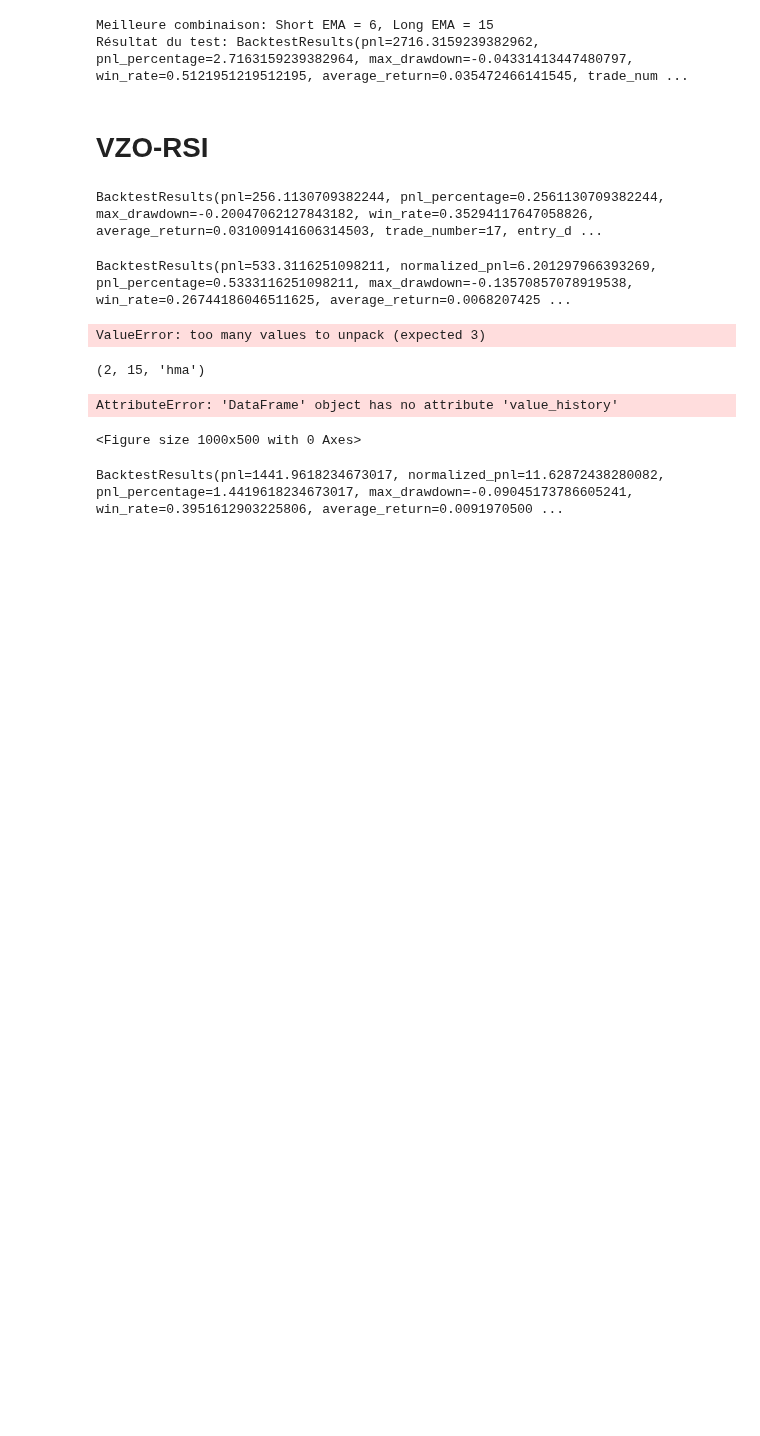
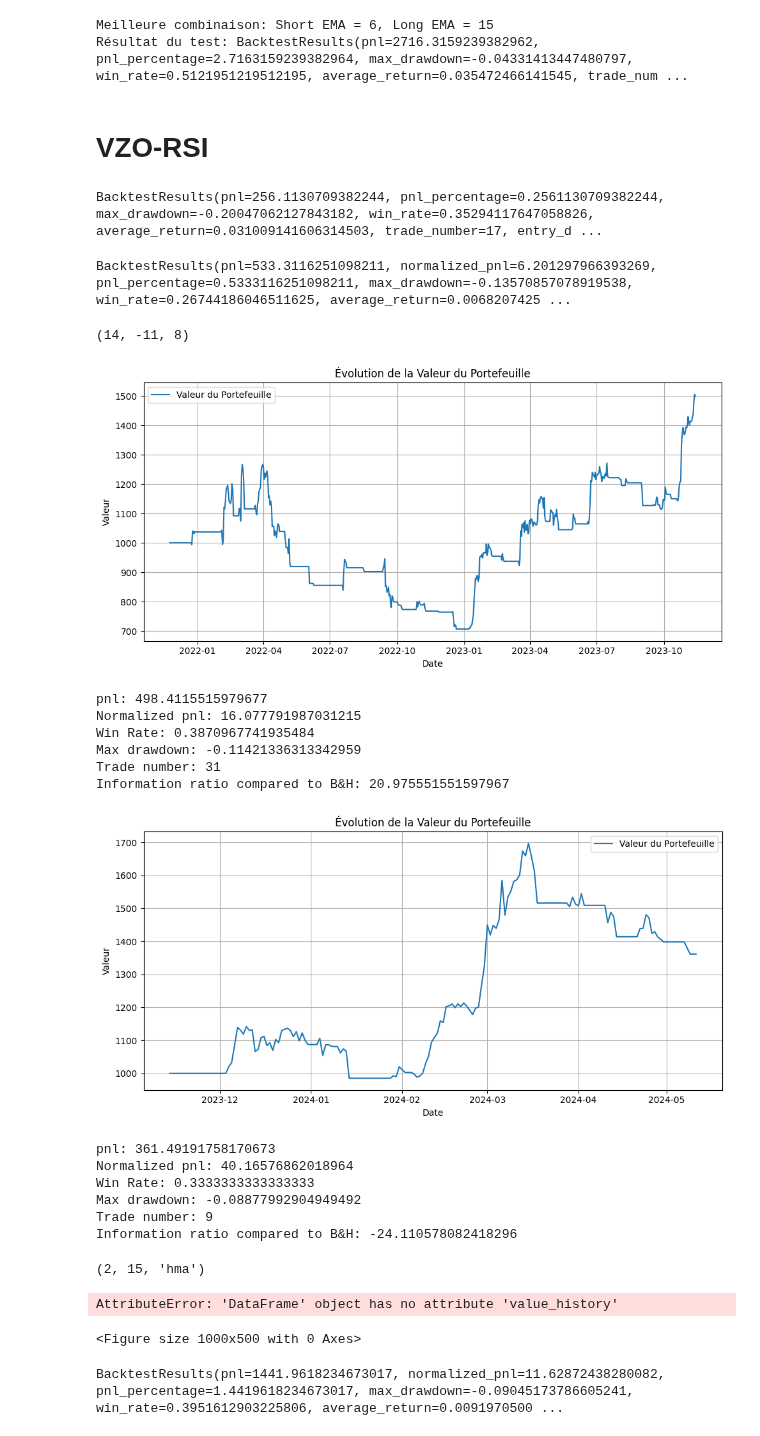
Before and after one commit to Romathonat/MTAL, a Jupyter notebook: notebooks/backtest.ipynb, the cells around one changed output. Saved outputs shown, nothing was run; the diff lists cells and outputs as text; code cells hidden in the pictures; blank space fills up the shorter version.

Commit message:
working excess ratio display

```diff
--- a/notebooks/backtest.ipynb
+++ b/notebooks/backtest.ipynb
@@ -274,26 +274,40 @@ BacktestResults(pnl=533.3116251098211, normalized_pnl=6.201297966393269, pnl_per
 # %%
 from src.mtal.data_collect import get_pair_df
 from src.mtal.data_collect import get_spot_pairs
 from src.mtal.trainer import train_strategy
 from src.mtal.backtesting.vzo_rsi import VZO_RSI_let_grey
 from src.mtal.dataviz import display_strategy_results
 
 cryptos = get_spot_pairs()
 df = get_pair_df(pair="BTCUSDT", limit=900, frequency="1d")
 
 ranges = {
         "span": range(13, 15),
         "grey_zone_rsi": range(-15, -10),
         "grey_zone_vzo": range(0, 10),
 }
 
-best_params, train_results, test_results, train_results, test_results = train_strategy(df, VZO_RSI_let_grey, ranges)
+best_params, train_results, test_results, train_df, test_df = train_strategy(df, VZO_RSI_let_grey, ranges)
 
 print(best_params)
-display_strategy_results(df, train_results)
-display_strategy_results(df, test_results)
+display_strategy_results(train_df, train_results)
+display_strategy_results(test_df, test_results)
 # %% [output]
-ValueError: too many values to unpack (expected 3)
+(14, -11, 8)
+[figure, added]
+pnl: 498.4115515979677
+Normalized pnl: 16.077791987031215
+Win Rate: 0.3870967741935484
+Max drawdown: -0.11421336313342959
+Trade number: 31
+Information ratio compared to B&H: 20.975551551597967
+[figure, added]
+pnl: 361.49191758170673
+Normalized pnl: 40.16576862018964
+Win Rate: 0.3333333333333333
+Max drawdown: -0.08877992904949492
+Trade number: 9
+Information ratio compared to B&H: -24.110578082418296
 # %%
 from src.mtal.data_collect import get_pair_df
 from src.mtal.data_collect import get_spot_pairs
```
Also changed, not shown: 1 other file.
